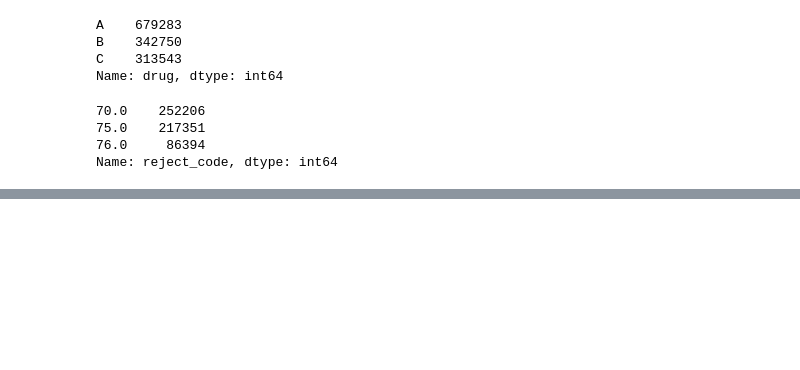
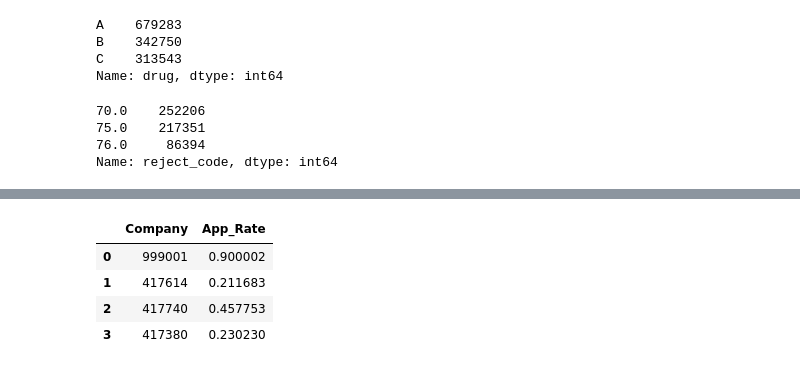
Before and after one commit to xushuo0/CoverMyMeds_Project, a Jupyter notebook: CoverMyMeds Notebook.ipynb, the cells around one changed output, grey strips where cells are left out. Saved outputs shown, nothing was run; the diff lists cells and outputs as text; code cells hidden in the pictures; blank space fills up the shorter version.

```diff
--- a/CoverMyMeds Notebook.ipynb
+++ b/CoverMyMeds Notebook.ipynb
@@ -141,0 +192,8 @@ Name: reject_code, dtype: int64
+# %%
+AppRatedf.head()
+# %% [output]
+|  | Company | App_Rate |
+| 0 | 999001 | 0.900002 |
+| 1 | 417614 | 0.211683 |
+| 2 | 417740 | 0.457753 |
+| 3 | 417380 | 0.230230 |
```
Also changed, not shown: parts of 22 cells of this notebook.
